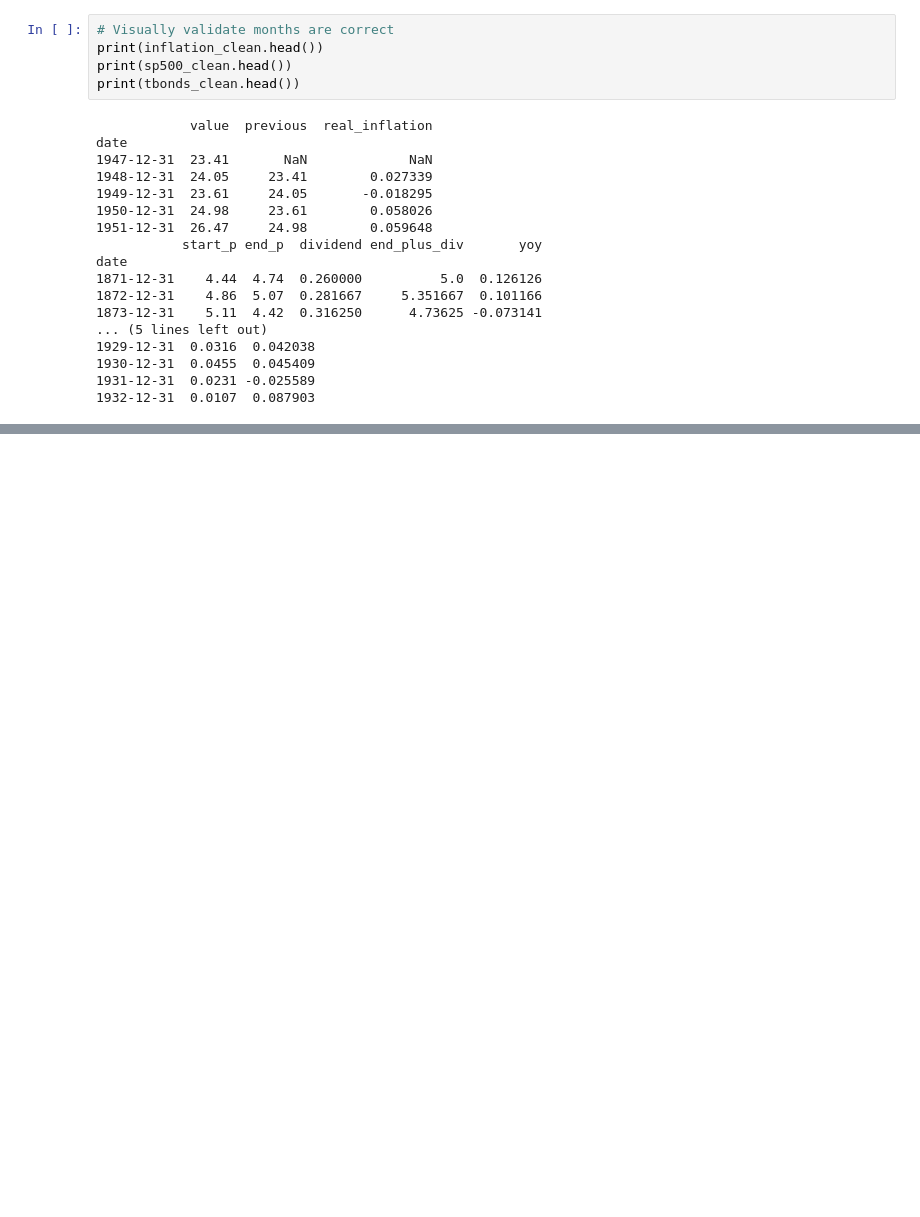
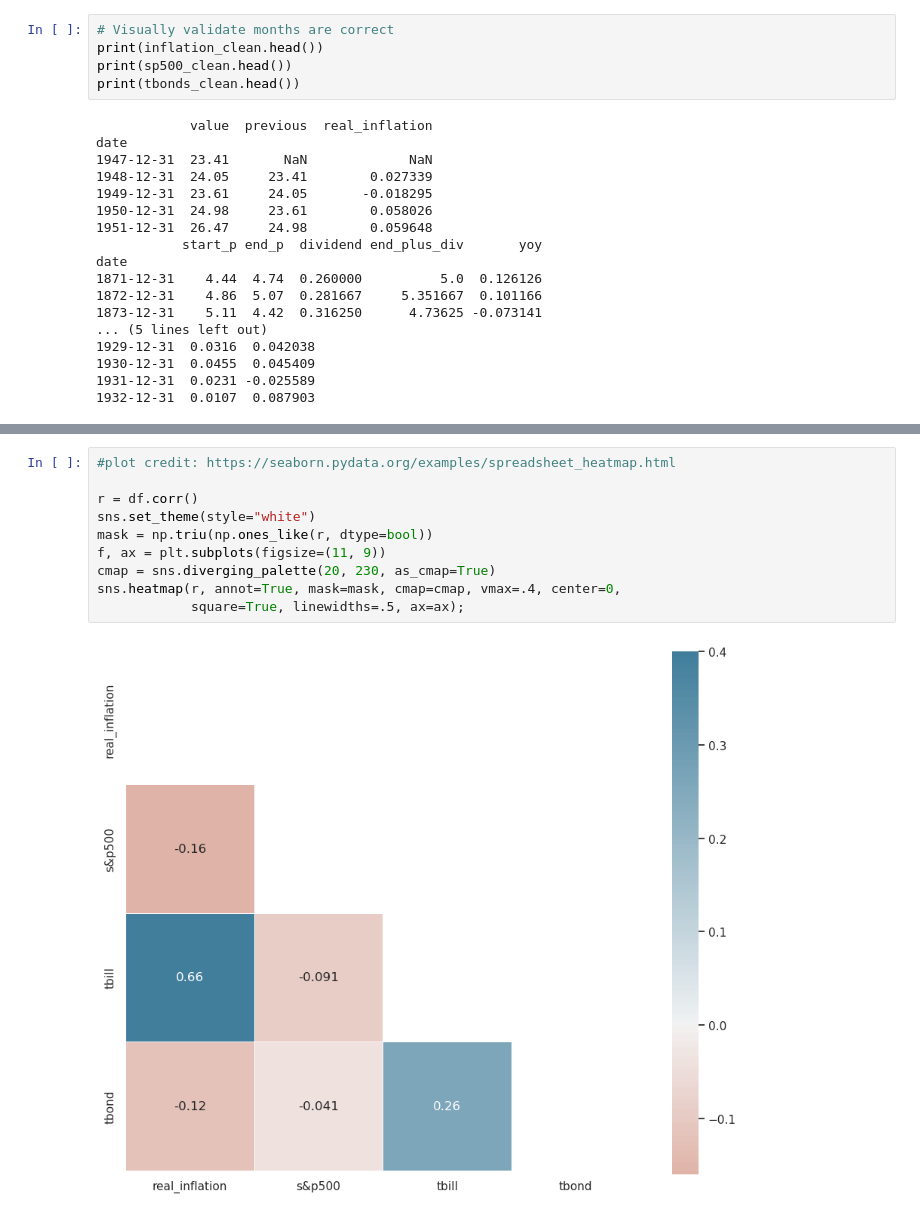
Before and after one commit to tristenwallace/asset_inflation_performance, a Jupyter notebook: asset_analysis.ipynb, the cells around one changed output, grey strips where cells are left out. Cells and saved outputs as stored; diff of their text form; blank space fills up the shorter version.

```diff
--- a/asset_analysis.ipynb
+++ b/asset_analysis.ipynb
@@ -547,0 +644,12 @@ date
+# %%
+#plot credit: https://seaborn.pydata.org/examples/spreadsheet_heatmap.html
+
+r = df.corr()
+sns.set_theme(style="white")
+mask = np.triu(np.ones_like(r, dtype=bool))
+f, ax = plt.subplots(figsize=(11, 9))
+cmap = sns.diverging_palette(20, 230, as_cmap=True)
+sns.heatmap(r, annot=True, mask=mask, cmap=cmap, vmax=.4, center=0,
+            square=True, linewidths=.5, ax=ax);
+# %% [output]
+[figure, added]
```
Also changed, not shown: parts of 15 cells of this notebook, 4 other files.
